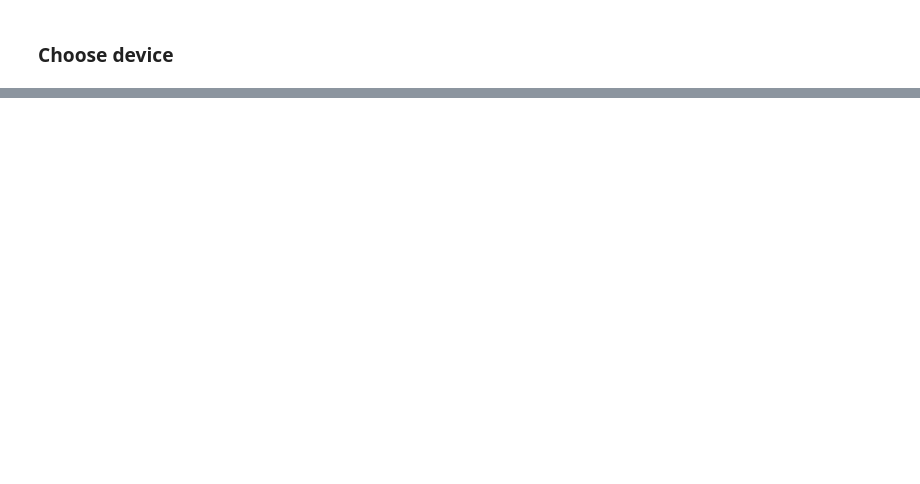
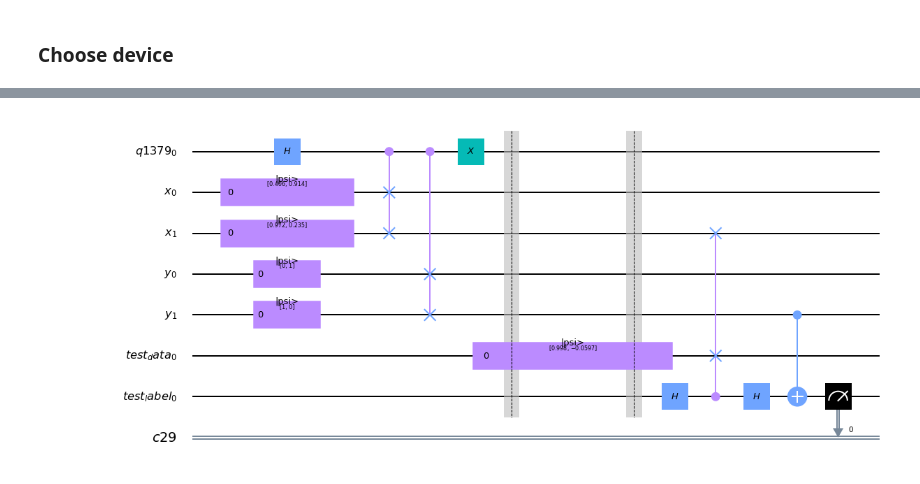
Before and after one commit to amacaluso/Quantum-Ensemble-for-Classification, a Jupyter notebook: notebooks/ensemble_vs_single.ipynb, the cells around one changed output, grey strips where cells are left out. Saved outputs shown, nothing was run; the diff lists cells and outputs as text; code cells hidden in the pictures; blank space fills up the shorter version.

```diff
--- a/notebooks/ensemble_vs_single.ipynb
+++ b/notebooks/ensemble_vs_single.ipynb
@@ -42,7 +44,7 @@ Size Test Set:  15
 ### Quantum cosine classifier for all the observations of the test set
 # %%
 accuracy = []
-n_shots = 1000
+n_shots = 100
 
 for i in range(10):
     #initialisation
@@ -151,8 +153,8 @@ for x_test, y_ts in zip(X_test, Y_vector_test):
     X_data, Y_data = training_set(X_train, y_train, n=4)
     x_test = normalize_custom(x_test)
 
-    qc = ensemble(X_data, Y_data, x_test, n_swap=1, d=2, balanced=False)
-    qc = transpile(qc, basis_gates = ['u1', 'u2', 'u3', 'cx'], optimization_level=3)
+    qc = ensemble(X_data, Y_data, x_test, n_swap=1, d=2, balanced=True)
+    # qc = transpile(qc, basis_gates = ['u1', 'u2', 'u3', 'cx'], optimization_level=3)
     # r = exec_simulator(qc, n_shots=n_shots)
 
     job = execute(qc, real_device, shots = n_shots)
@@ -167,3 +172,7 @@ a, b = evaluation_metrics(predictions, X_test, y_test)
+# %%
+qc.draw(output='mpl', scale = .9)
+# %% [output]
+[figure, added]
 # %%
 IBMQ.load_account()
 provider = IBMQ.get_provider(hub='ibm-q')
```
Also changed, not shown: parts of 4 cells of this notebook, 7 other files.
